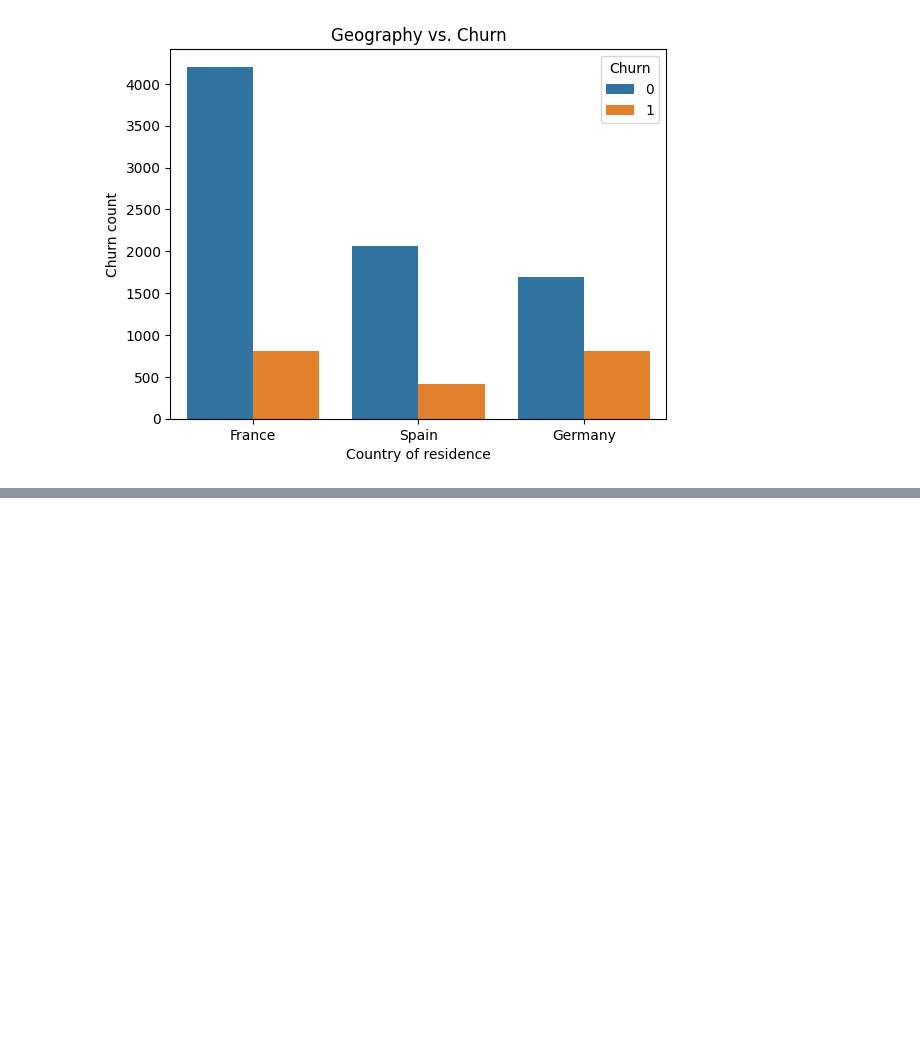
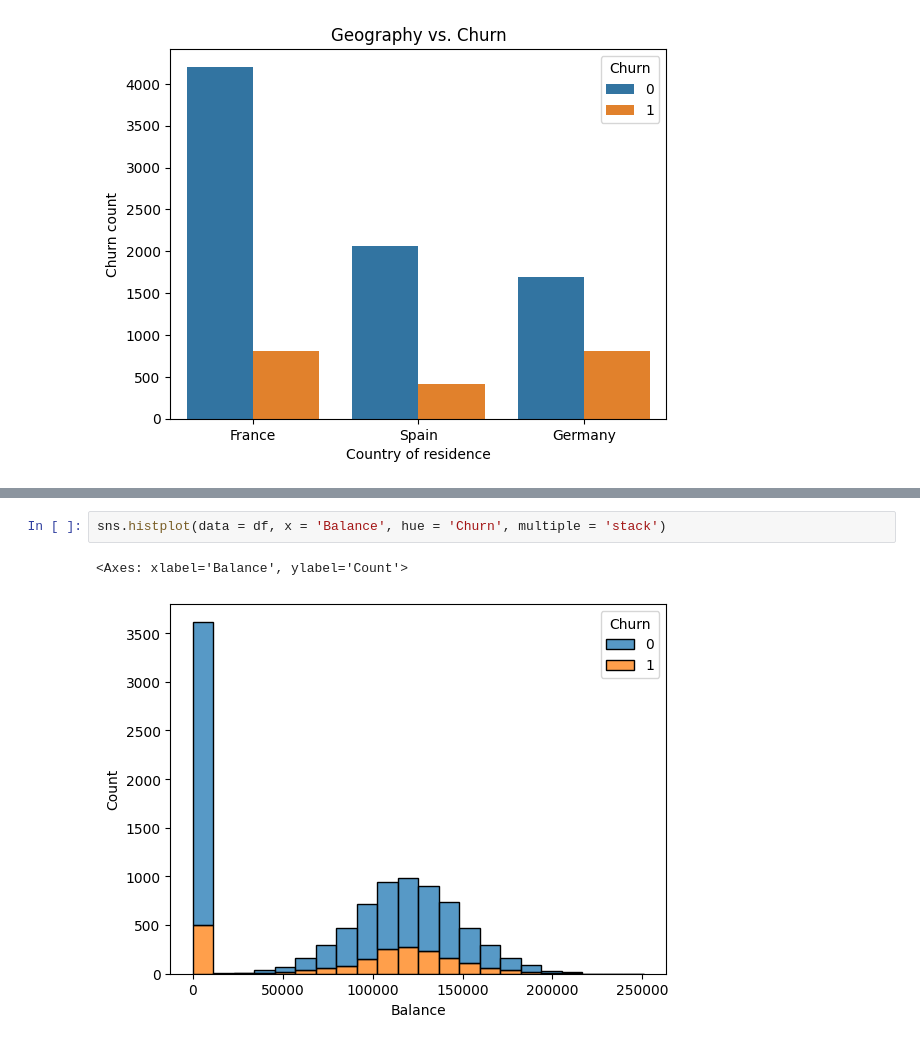
Before and after one commit to arnavakula/churn-prediction, a Jupyter notebook: churnanalysis.ipynb, the cells around one changed output, grey strips where cells are left out. Saved outputs shown, nothing was run; the diff lists cells and outputs as text; blank space fills up the shorter version.

```diff
--- a/churnanalysis.ipynb
+++ b/churnanalysis.ipynb
@@ -146,0 +149,5 @@ Text(0, 0.5, 'Churn count')
+# %%
+sns.histplot(data = df, x = 'Balance', hue = 'Churn', multiple = 'stack')
+# %% [output]
+<Axes: xlabel='Balance', ylabel='Count'>
+[figure, added]
```
Also changed, not shown: parts of 10 cells of this notebook.
